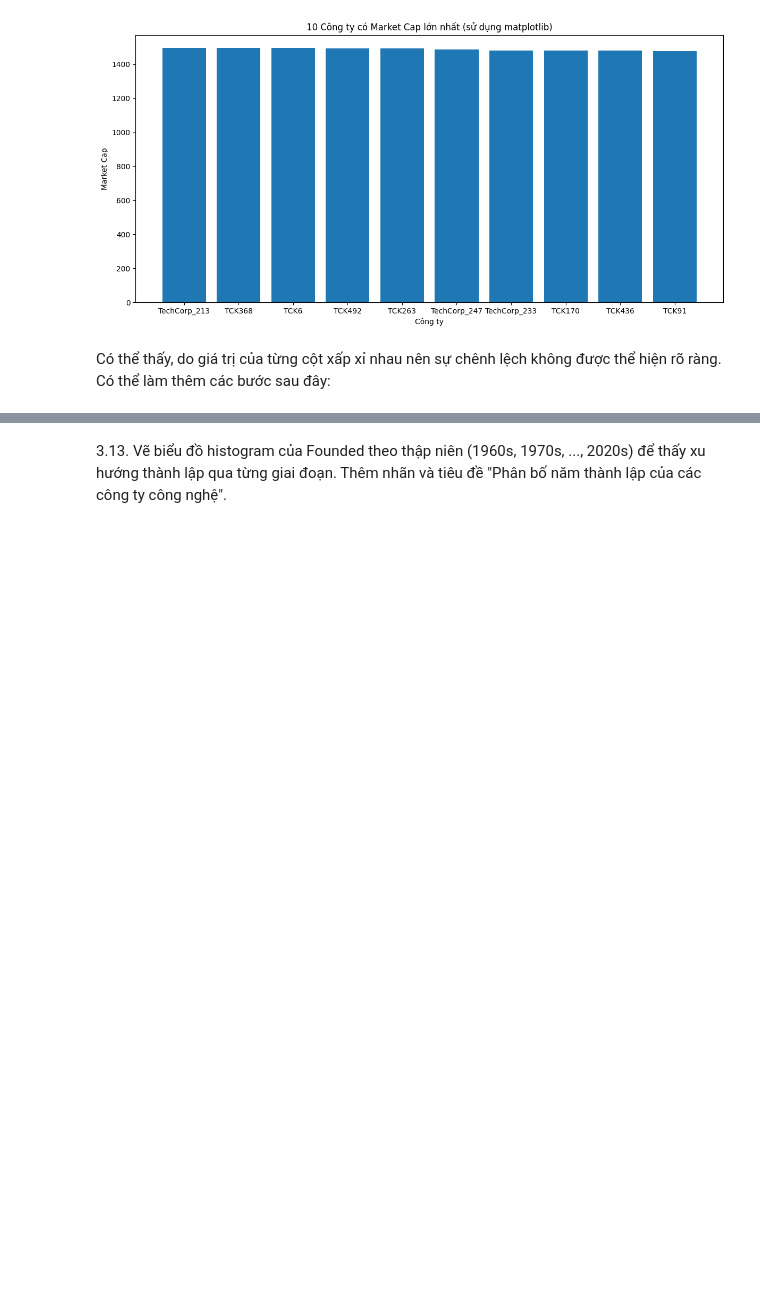
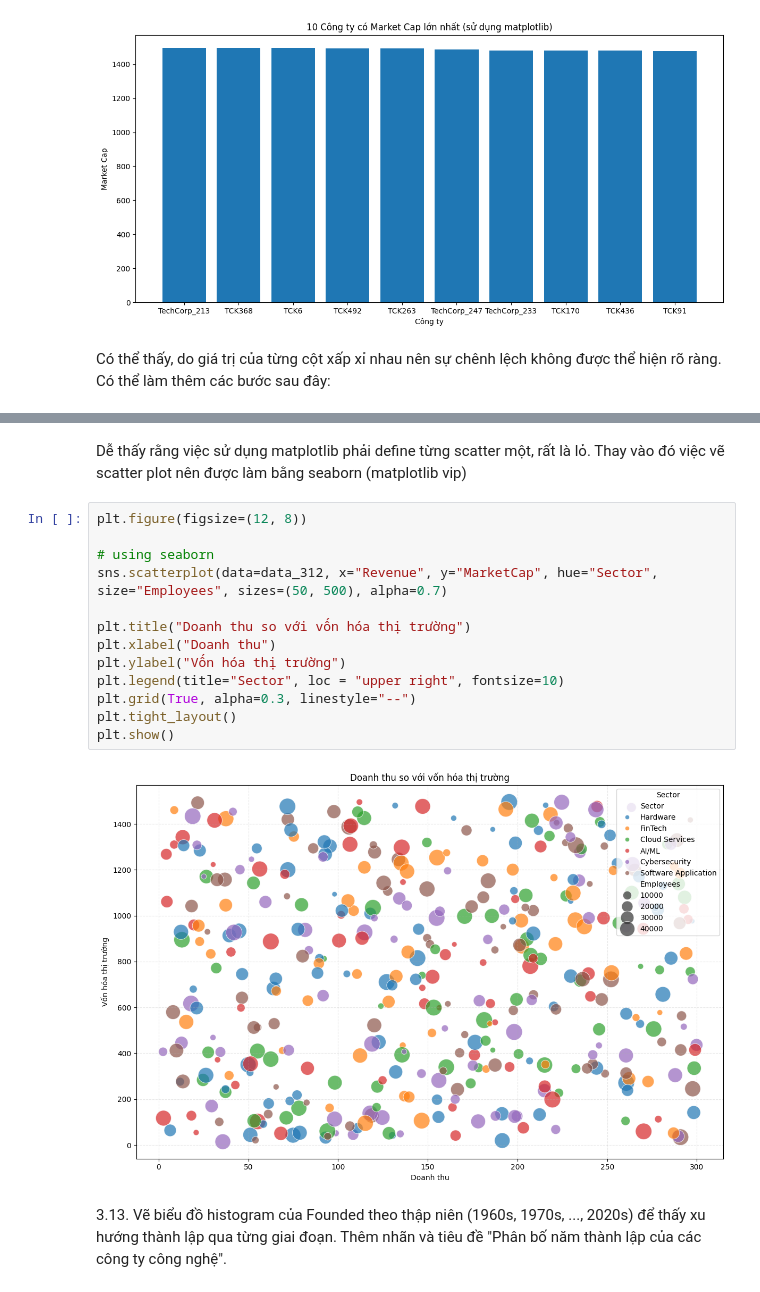
Before and after one commit to ntung-07/LAP-TRINH-PYTHON-NEU, a Jupyter notebook: KTRA_GIUA_KY/KT_De1_2025.ipynb, the cells around one changed output, grey strips where cells are left out. Cells and saved outputs as stored; diff of their text form; blank space fills up the shorter version.

```diff
--- a/KTRA_GIUA_KY/KT_De1_2025.ipynb
+++ b/KTRA_GIUA_KY/KT_De1_2025.ipynb
@@ -468,3 +513,20 @@ plt.show()
+# %% [markdown]
+Dễ thấy rằng việc sử dụng matplotlib phải define từng scatter một, rất là lỏ. Thay vào đó việc vẽ scatter plot nên được làm bằng seaborn (matplotlib vip)
+# %%
+plt.figure(figsize=(12, 8))
+
+# using seaborn
+sns.scatterplot(data=data_312, x="Revenue", y="MarketCap", hue="Sector", size="Employees", sizes=(50, 500), alpha=0.7)
+
+plt.title("Doanh thu so với vốn hóa thị trường")
+plt.xlabel("Doanh thu")
+plt.ylabel("Vốn hóa thị trường")
+plt.legend(title="Sector", loc = "upper right", fontsize=10)
+plt.grid(True, alpha=0.3, linestyle="--")
+plt.tight_layout()
+plt.show()
+# %% [output]
+[figure, added]
 # %% [markdown]
 3.13. Vẽ biểu đồ histogram của Founded theo thập niên (1960s, 1970s, ..., 2020s) để thấy xu hướng thành lập qua từng giai đoạn. Thêm nhãn và tiêu đề "Phân bố năm thành lập của các công ty công nghệ".
 # %% [markdown]
```
Also changed, not shown: parts of 3 cells of this notebook, 1 other file.
